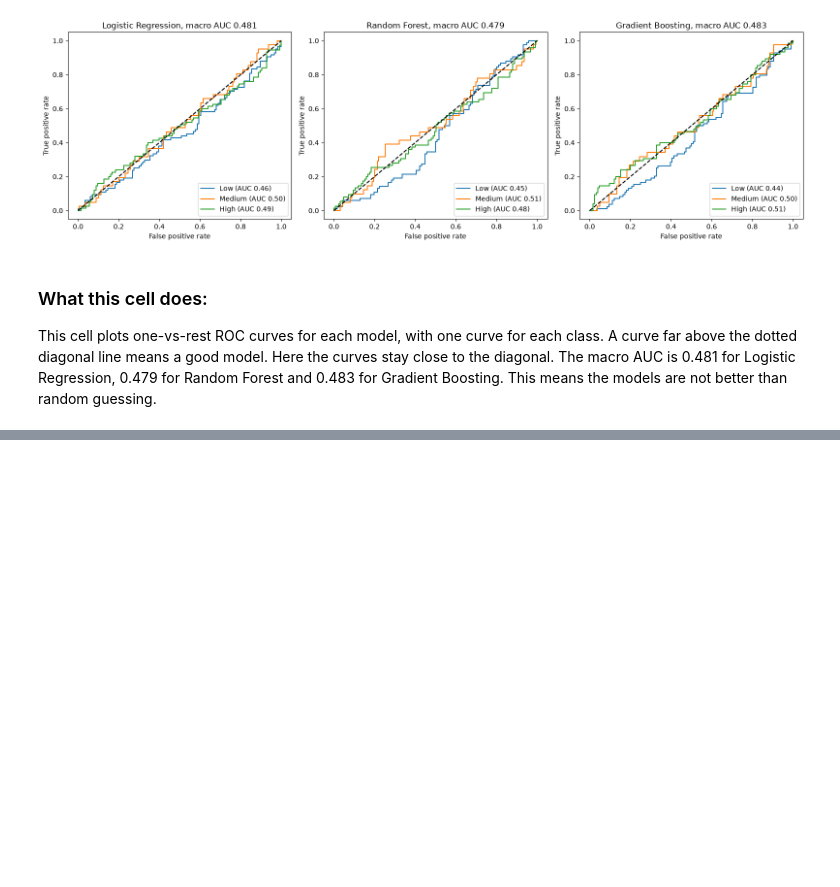
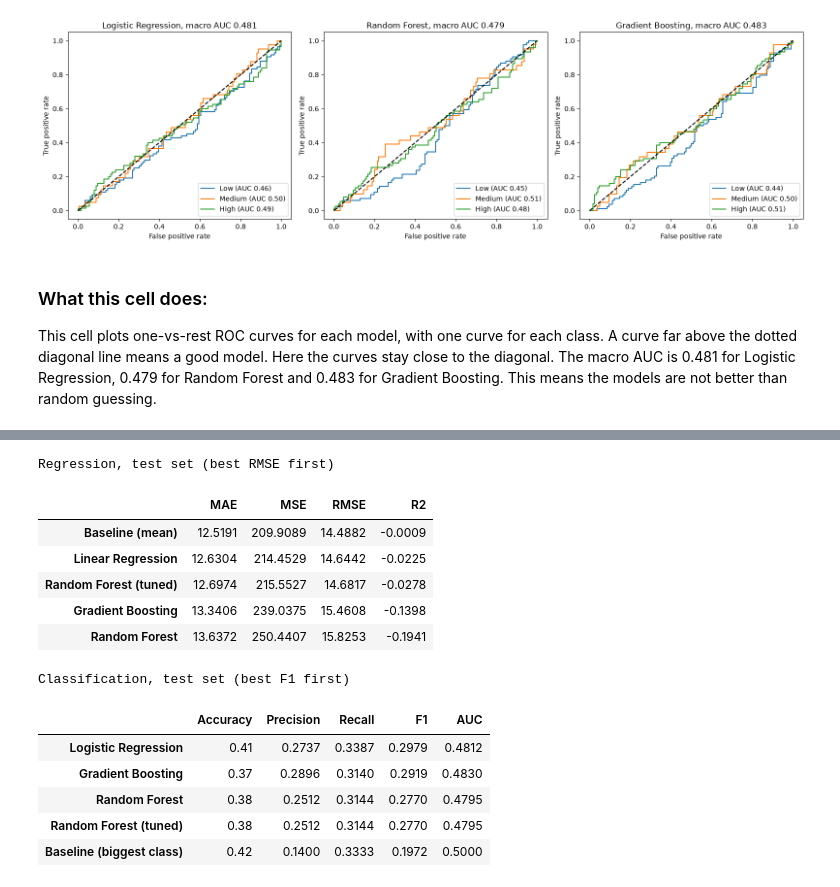
Before and after one commit to l253042/E-commerce, a Jupyter notebook: notebooks/E-commerce.ipynb, the cells around one changed output, grey strips where cells are left out. Cells and saved outputs as stored; diff of their text form; code cells hidden in the pictures; blank space fills up the shorter version.

```diff
--- a/notebooks/E-commerce.ipynb
+++ b/notebooks/E-commerce.ipynb
@@ -1795,0 +1929,28 @@ This cell plots one-vs-rest ROC curves for each model, with one curve for each c
+# %%
+final_reg_table = reg_results[reg_results["set"] == "test"].drop(columns="set").set_index("model")
+tuned_reg_row = pd.DataFrame([reg_metrics(y_test_reg, tuned_reg.predict(test[FINAL_REG]))], index=["Random Forest (tuned)"])
+final_reg_table = pd.concat([final_reg_table, tuned_reg_row])
+
+final_clf_table = clf_results[clf_results["set"] == "test"].drop(columns="set").set_index("model")
+tuned_clf_row = pd.DataFrame([clf_metrics(tuned_clf, test[FINAL_CLF], y_test_clf)], index=["Random Forest (tuned)"])
+final_clf_table = pd.concat([final_clf_table, tuned_clf_row])
+
+print("Regression, test set (best RMSE first)")
+display(final_reg_table.sort_values("RMSE").round(4))
+print("Classification, test set (best F1 first)")
+display(final_clf_table.sort_values("F1", ascending=False).round(4))
+# %% [output]
+Regression, test set (best RMSE first)
+|  | MAE | MSE | RMSE | R2 |
+| Baseline (mean) | 12.5191 | 209.9089 | 14.4882 | -0.0009 |
+| Linear Regression | 12.6304 | 214.4529 | 14.6442 | -0.0225 |
+| Random Forest (tuned) | 12.6974 | 215.5527 | 14.6817 | -0.0278 |
+| Gradient Boosting | 13.3406 | 239.0375 | 15.4608 | -0.1398 |
+| Random Forest | 13.6372 | 250.4407 | 15.8253 | -0.1941 |
+Classification, test set (best F1 first)
+|  | Accuracy | Precision | Recall | F1 | AUC |
+| Logistic Regression | 0.41 | 0.2737 | 0.3387 | 0.2979 | 0.4812 |
+| Gradient Boosting | 0.37 | 0.2896 | 0.3140 | 0.2919 | 0.4830 |
+| Random Forest | 0.38 | 0.2512 | 0.3144 | 0.2770 | 0.4795 |
+| Random Forest (tuned) | 0.38 | 0.2512 | 0.3144 | 0.2770 | 0.4795 |
+| Baseline (biggest class) | 0.42 | 0.1400 | 0.3333 | 0.1972 | 0.5000 |
```
Also changed, not shown: parts of 14 cells of this notebook, 1 other file.
